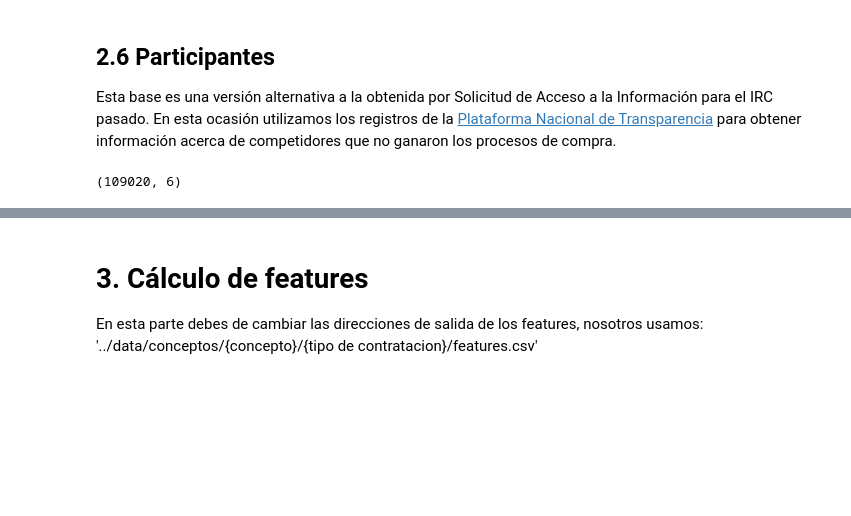
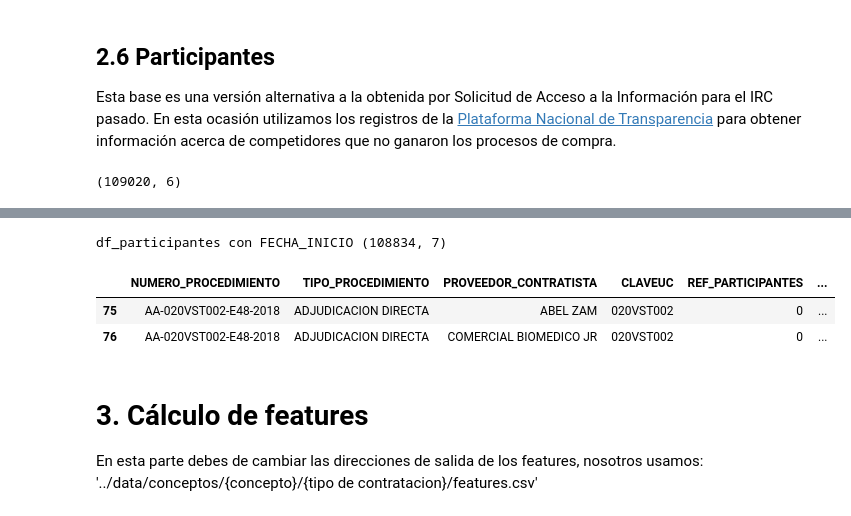
Before and after one commit to imco/IRC, a Jupyter notebook: notebooks/IRC_v2.ipynb, the cells around one changed output, grey strips where cells are left out. Saved outputs shown, nothing was run; the diff lists cells and outputs as text; code cells hidden in the pictures; blank space fills up the shorter version.

```diff
--- a/notebooks/IRC_v2.ipynb
+++ b/notebooks/IRC_v2.ipynb
@@ -1270,3 +1290,19 @@ df_participantes.shape
+# %%
+# Seleccionamos la última fecha registrada por Número de procedimiento
+c = ['NUMERO_PROCEDIMIENTO', 'FECHA_INICIO']
+fechas = unicos[c]
+
+# Traemos la FECHA_INICIO a la tabla de participantes
+df_participantes = df_participantes.merge(fechas, on='NUMERO_PROCEDIMIENTO', how='inner')
+print('df_participantes con FECHA_INICIO', df_participantes.shape)
+
+# Validamos que los registros mostrados anteriormente ya cuentan con FECHA_INICIO
+df_participantes[df_participantes['NUMERO_PROCEDIMIENTO'] == 'AA-020VST002-E48-2018']
+# %% [output]
+df_participantes con FECHA_INICIO (108834, 7)
+|  | NUMERO_PROCEDIMIENTO | TIPO_PROCEDIMIENTO | PROVEEDOR_CONTRATISTA | CLAVEUC | REF_PARTICIPANTES | ... |
+| 75 | AA-020VST002-E48-2018 | ADJUDICACION DIRECTA | ABEL ZAM | 020VST002 | 0 | ... |
+| 76 | AA-020VST002-E48-2018 | ADJUDICACION DIRECTA | COMERCIAL BIOMEDICO JR | 020VST002 | 0 | ... |
 # %% [markdown]
 # 3. Cálculo de features
 
```
Also changed, not shown: parts of 4 cells of this notebook.
